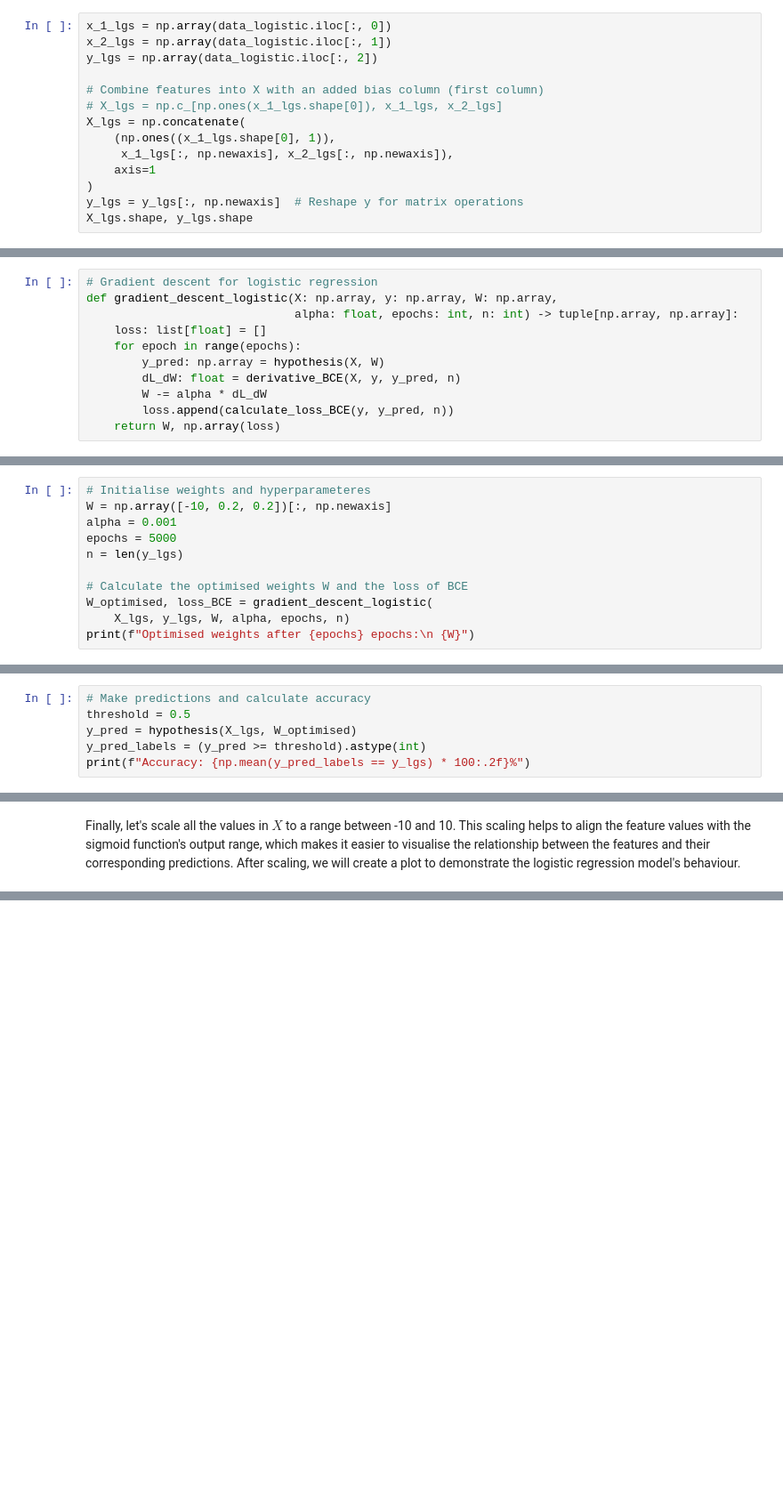
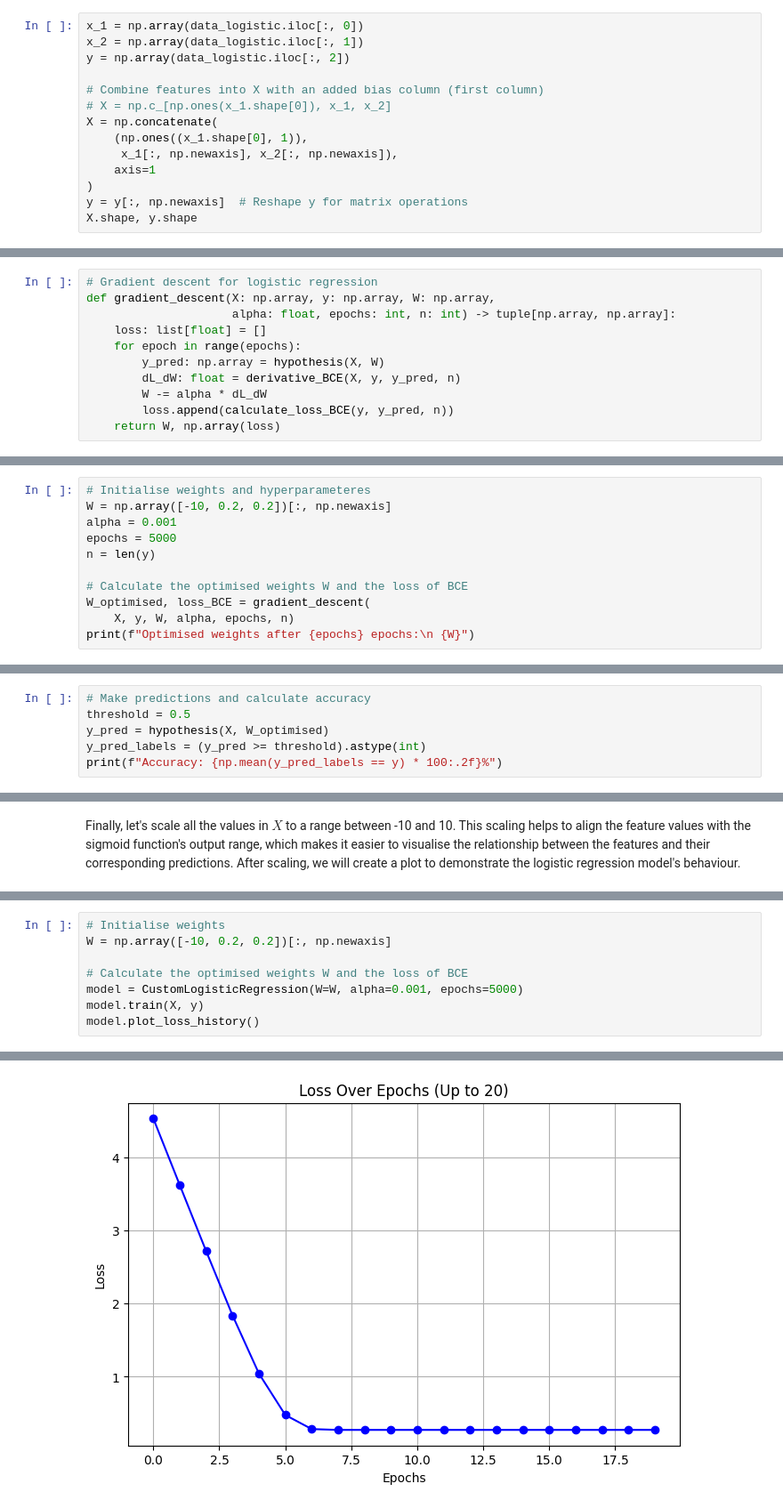
Before and after one commit to tsu76i/DS-playground, a Jupyter notebook: 2. Building ML Models From Scratch/2.1 Regressions/2.1_logistic_regression.ipynb, the cells around one changed output, grey strips where cells are left out. Shown at 89% size. Drawn from its saved outputs; the diff is of its cells as text; blank space fills up the shorter version.

```diff
--- a/2. Building ML Models From Scratch/2.1 Regressions/2.1_regressions.ipynb
+++ b/2. Building ML Models From Scratch/2.1 Regressions/2.1_logistic_regression.ipynb
@@ -239,18 +29,18 @@ data_logistic.head()
 | 3 | 60.182599 | 86.308552 | 1 |
 | 4 | 79.032736 | 75.344376 | 1 |
 # %%
-x_1_lgs = np.array(data_logistic.iloc[:, 0])
-x_2_lgs = np.array(data_logistic.iloc[:, 1])
-y_lgs = np.array(data_logistic.iloc[:, 2])
+x_1 = np.array(data_logistic.iloc[:, 0])
+x_2 = np.array(data_logistic.iloc[:, 1])
+y = np.array(data_logistic.iloc[:, 2])
 
 # Combine features into X with an added bias column (first column)
-# X_lgs = np.c_[np.ones(x_1_lgs.shape[0]), x_1_lgs, x_2_lgs]
-X_lgs = np.concatenate(
-    (np.ones((x_1_lgs.shape[0], 1)),
-     x_1_lgs[:, np.newaxis], x_2_lgs[:, np.newaxis]),
+# X = np.c_[np.ones(x_1.shape[0]), x_1, x_2]
+X = np.concatenate(
+    (np.ones((x_1.shape[0], 1)),
+     x_1[:, np.newaxis], x_2[:, np.newaxis]),
     axis=1
 )
-y_lgs = y_lgs[:, np.newaxis]  # Reshape y for matrix operations
-X_lgs.shape, y_lgs.shape
+y = y[:, np.newaxis]  # Reshape y for matrix operations
+X.shape, y.shape
 # %% [output]
 ((100, 3), (100, 1))
@@ -358,8 +146,8 @@ W = W - \alpha \cdot \dfrac{\partial L}{\partial W}
 By iteratively applying this update rule, the model minimise the binary cross-entropy loss and improves its predictions over epoch.
 # %%
 # Gradient descent for logistic regression
-def gradient_descent_logistic(X: np.array, y: np.array, W: np.array,
-                              alpha: float, epochs: int, n: int) -> tuple[np.array, np.array]:
+def gradient_descent(X: np.array, y: np.array, W: np.array,
+                     alpha: float, epochs: int, n: int) -> tuple[np.array, np.array]:
     loss: list[float] = []
     for epoch in range(epochs):
         y_pred: np.array = hypothesis(X, W)
@@ -374,11 +162,11 @@ Let's initialise the weight vector $W$ with arbitrary values and execute `gradie
 W = np.array([-10, 0.2, 0.2])[:, np.newaxis]
 alpha = 0.001
 epochs = 5000
-n = len(y_lgs)
+n = len(y)
 
 # Calculate the optimised weights W and the loss of BCE
-W_optimised, loss_BCE = gradient_descent_logistic(
-    X_lgs, y_lgs, W, alpha, epochs, n)
+W_optimised, loss_BCE = gradient_descent(
+    X, y, W, alpha, epochs, n)
 print(f"Optimised weights after {epochs} epochs:\n {W}")
 # %% [output]
 Optimised weights after 5000 epochs:
@@ -405,9 +195,9 @@ We compute the model's predictions using the optimised weight vector `W_optimise
 # %%
 # Make predictions and calculate accuracy
 threshold = 0.5
-y_pred = hypothesis(X_lgs, W_optimised)
+y_pred = hypothesis(X, W_optimised)
 y_pred_labels = (y_pred >= threshold).astype(int)
-print(f"Accuracy: {np.mean(y_pred_labels == y_lgs) * 100:.2f}%")
+print(f"Accuracy: {np.mean(y_pred_labels == y) * 100:.2f}%")
 # %% [output]
 Accuracy: 91.00%
 # %%
@@ -472,0 +442,9 @@ plt.show()
+# %%
+# Initialise weights
+W = np.array([-10, 0.2, 0.2])[:, np.newaxis]
+
+# Calculate the optimised weights W and the loss of BCE
+model = CustomLogisticRegression(W=W, alpha=0.001, epochs=5000)
+model.train(X, y)
+model.plot_loss_history()
+# %% [output]
@@ -472,0 +455 @@ plt.show()
+[figure, added]
```
Also changed, not shown: parts of 49 cells of this notebook, 1 other file.
